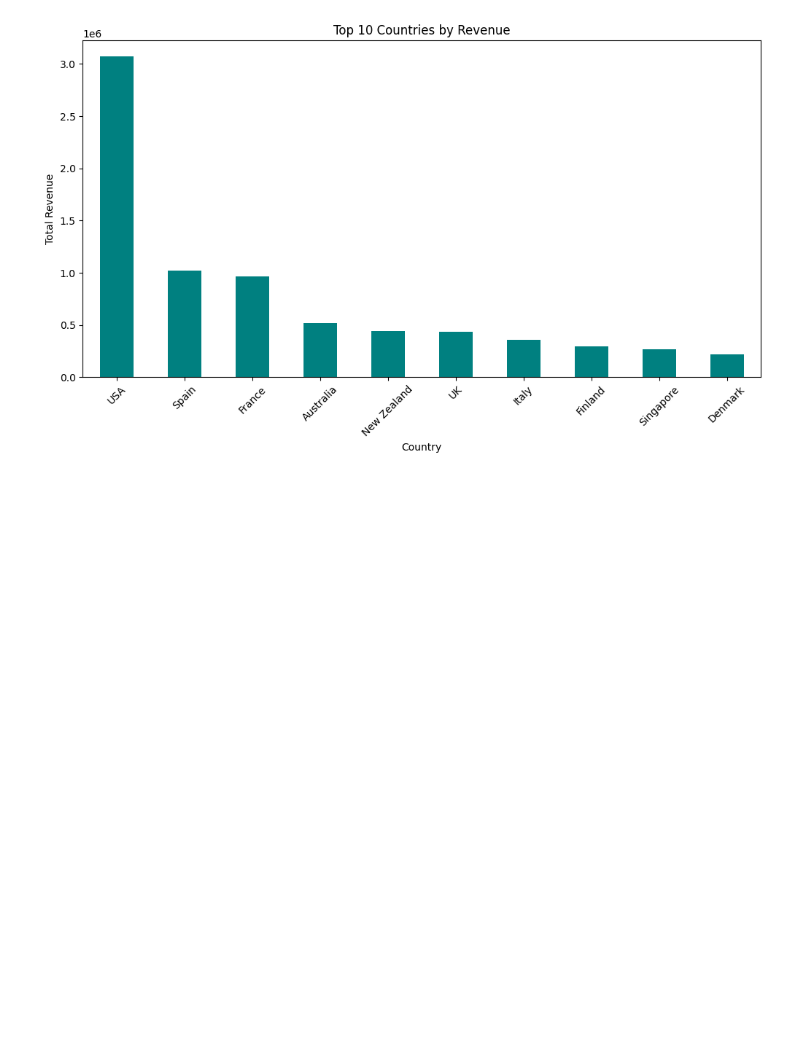
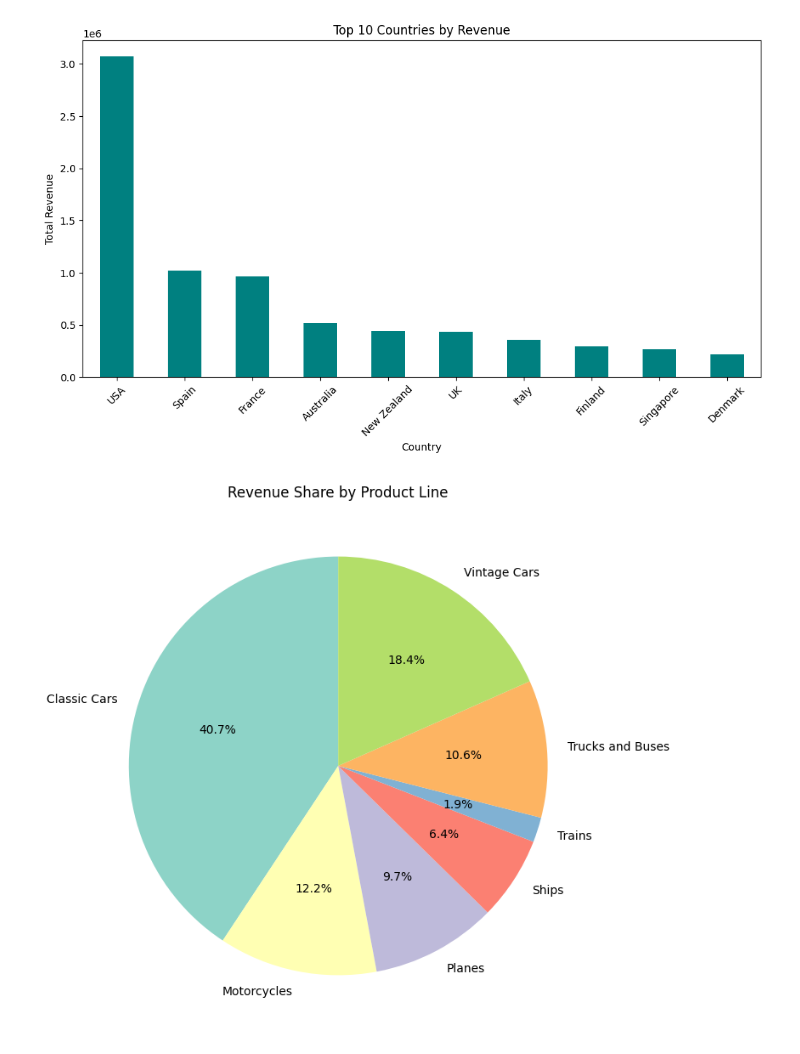
Before and after one commit to kweyup7/Business-Intelligence-2-Assignment, a Jupyter notebook: work.ipynb, the cells around one changed output. Cells and saved outputs as stored; diff of their text form; code cells hidden in the pictures; blank space fills up the shorter version.

Commit message:
Added pie chart for revenue share by product and country

```diff
--- a/work.ipynb
+++ b/work.ipynb
@@ -439,3 +445,19 @@ plt.savefig('Top_10_Countries.png')
 plt.show()
 # %% [output]
 [figure]
+# %%
+# Calculate total revenue by product line
+productline_revenue = analysis_df.groupby('productline')['revenue'].sum()
+
+# Plot a pie chart for revenue share by product line
+plt.figure(figsize=(8, 8))
+productline_revenue.plot(kind='pie', autopct='%1.1f%%', startangle=90, colors=sns.color_palette("Set3", len(productline_revenue)))
+
+# Add title
+plt.title('Revenue Share by Product Line')
+
+# Show the plot
+plt.ylabel('')  # Hide the y-label for better aesthetics
+plt.show()
+# %% [output]
+[figure, added]
```
Also changed, not shown: parts of 4 cells of this notebook, 1 other file.
